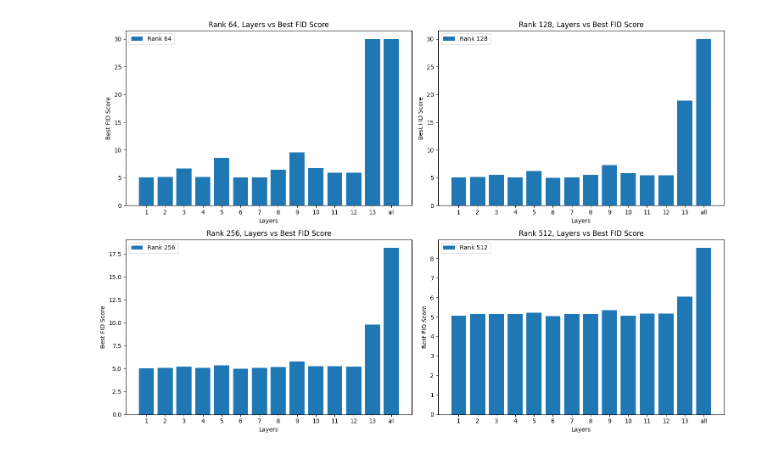
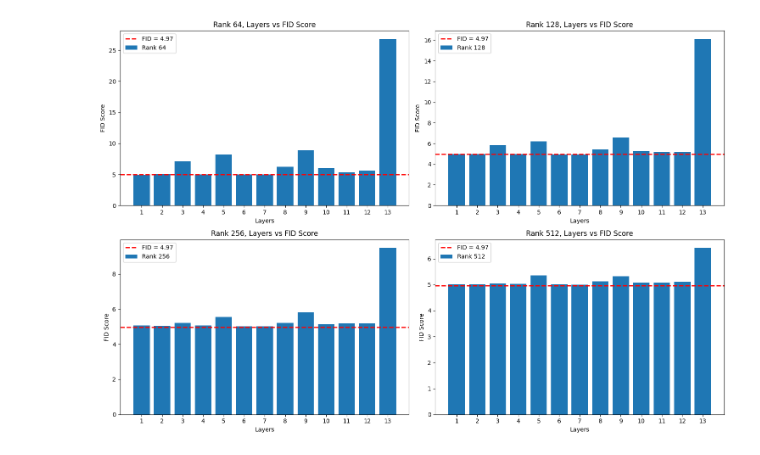
Before and after one commit to PrasannaPulakurthi/MMD-PMish-NAS, a Jupyter notebook: Filter_Compression_Results.ipynb, the cells around one changed output. Drawn from its saved outputs; the diff is of its cells as text; code cells hidden in the pictures.

```diff
--- a/Filter_Compression_Results.ipynb
+++ b/Filter_Compression_Results.ipynb
@@ -41,19 +41,19 @@ def find_directories_with_keyword(directory, keyword):
 
 # Function to list all files within given directories
 def list_files_in_directories(directories):
-    all_files = []  # List to hold all file paths
+    all_files = set()  # Use a set to avoid duplicates
     for directory in directories:
         for root, dirs, files in os.walk(directory):
             for file_name in files:
                 if file_name.endswith('.log'):
                     file_path = os.path.join(root, file_name)
-                    all_files.append(file_path)
-    return all_files
+                    all_files.add(file_path.lower())  # Adding with lower() to avoid case sensitivity issues
+    return list(all_files)
 
 def exp_namefromfile(file):
     parts = file.split('\\')
     exp_name = parts[-3]
-    pattern = r"compress_(.*?)_\d{4}_\d{2}_\d{2}_\d{2}_\d{2}_\d{2}"
+    pattern = r"(.*?)_\d{4}_\d{2}_\d{2}_\d{2}_\d{2}_\d{2}"
     # Search for the pattern and extract the group
     match = re.search(pattern, exp_name)
     if match:
@@ -64,29 +64,32 @@ def exp_namefromfile(file):
 
 
 # Base directory containing potential subfolders
-base_directory = 'exps\compress_large'
+base_directory = 'exps\compress_rank'
 # Keyword to search for in directory names
-keyword = 'compress_'
+keyword = ''
 
 # Find directories containing the keyword
 directories = find_directories_with_keyword(base_directory, keyword)
+# print(len(directories))
 
 # List all files within those directories
 log_files = list_files_in_directories(directories)
-# print(log_files)
+print(len(log_files))
 
 # List to store the results
 results = []
 # Regular expression to match FID and IS scores
-regex = r"Best FID score: ([\d\.]+)"
+regex = r"FID score: ([\d\.]+)"
+regex_cr = r"Layer Reduction ratio: (\d+\.\d+)"
 
 
 # Process each file
 for file in log_files:
     last_line = find_last_matching_line(file, regex)
+    last_line_cr = find_last_matching_line(file, regex_cr)
     exp_name = exp_namefromfile(file)
     if last_line:  # Check if last_line is not None
-        results.append([exp_name[0],exp_name[1],last_line])
+        results.append([exp_name[0],exp_name[1],last_line,last_line_cr])
 print(results)
 
 # Specify the text file path
@@ -121,14 +125,17 @@ with open(file_path, 'r') as file:
         data.append(ast.literal_eval(line.strip()))
 
 # Convert data into a DataFrame
-df = pd.DataFrame(data, columns=['Rank', 'Layers', 'Details'])
+df = pd.DataFrame(data, columns=['Rank', 'Layers', 'Details_FID','Details_CR'])
 
-# Split the 'Details' column into three new columns: 'Best FID score', 'Best IS score', 'Epoch'
-df[['Best FID score']] = df['Details'].str.extract(r'Best FID score: ([\d\.]+)').astype(float).round(2)
-# df['Best FID score'] = df['Best FID score'].apply(lambda x: min(x, 30) if x > 30 else x)
+# Split the 'Details' column into three new columns: 'FID score', 'IS score', 'Epoch'
+df['Rank'] = pd.to_numeric(df['Rank'], errors='coerce')
+df[['FID score']] = df['Details_FID'].str.extract(r'FID score: ([\d\.]+)').astype(float).round(2)
+df[['Compression Ratio']] = df['Details_CR'].str.extract(r'Layer Reduction ratio: ([\d\.]+)').astype(float).round(2)
+df['Compression Ratio'].fillna(0, inplace=True)
 
 # Drop the 'Details' column as it's no longer needed
-df = df.drop('Details', axis=1)
+df = df.drop('Details_FID', axis=1)
+df = df.drop('Details_CR', axis=1)
 
 df['Rank'] = pd.to_numeric(df['Rank'])
 df['Layers_sort'] = df['Layers'].apply(lambda x: int(x) if x.isdigit() else 999)
@@ -161,33 +174,34 @@ with pd.ExcelWriter(excel_file_path, engine='xlsxwriter') as writer:
 # %%
 import pandas as pd
 import matplotlib.pyplot as plt
 
 # Unique ranks in the DataFrame
 df_sorted_plot = df_sorted
 unique_ranks = df_sorted_plot['Rank'].unique()
-df_sorted_plot['Best FID score'] = df_sorted_plot['Best FID score'].apply(lambda x: min(x, 30) if x > 30 else x)
+df_sorted_plot['FID score'] = df_sorted_plot['FID score'].apply(lambda x: min(x, 30) if x > 30 else x)
 
 # Setting up the figure for plotting
 fig, axes = plt.subplots(2, 2, figsize=(15, 10))  # Adjust the size as needed
 axes = axes.flatten()  # Flatten the array of axes for easy iteration
 
-for i, rank in enumerate(sorted(unique_ranks)[:4]):  # Limiting to first 4 unique ranks for this example
+for i, rank in enumerate(sorted(unique_ranks)[6:10]):  # Limiting to first 4 unique ranks for this example
     # Filter the DataFrame for the current rank
 
     rank_df = df_sorted_plot[df_sorted_plot['Rank'] == rank]
 
     # Sorting values by 'Layers' might not be necessary if df_sorted is already sorted by 'Layers',
     # but ensure that 'Layers' including 'all' are handled if you haven't sorted them previously
     # rank_df = rank_df.sort_values(by='Layers')  # This line is optional based on your sorting logic
 
     # Plotting
-    axes[i].bar(rank_df['Layers'], rank_df['Best FID score'], label=f'Rank {rank}')
-    axes[i].set_title(f'Rank {rank}, Layers vs Best FID Score')
+    axes[i].bar(rank_df['Layers'], rank_df['FID score'], label=f'Rank {rank}')
+    axes[i].set_title(f'Rank {rank}, Layers vs FID Score')
     axes[i].set_xlabel('Layers')
-    axes[i].set_ylabel('Best FID Score')
+    axes[i].set_ylabel('FID Score')
+    axes[i].axhline(y=4.97, color='r', linestyle='--', linewidth=2, label='FID = 4.97')
     axes[i].legend()
 
 plt.tight_layout()
 plt.show()
 # %% [output]
-[figure, old version]
+[figure, new version]
```
Also changed, not shown: parts of 13 cells of this notebook, 5 other files.
